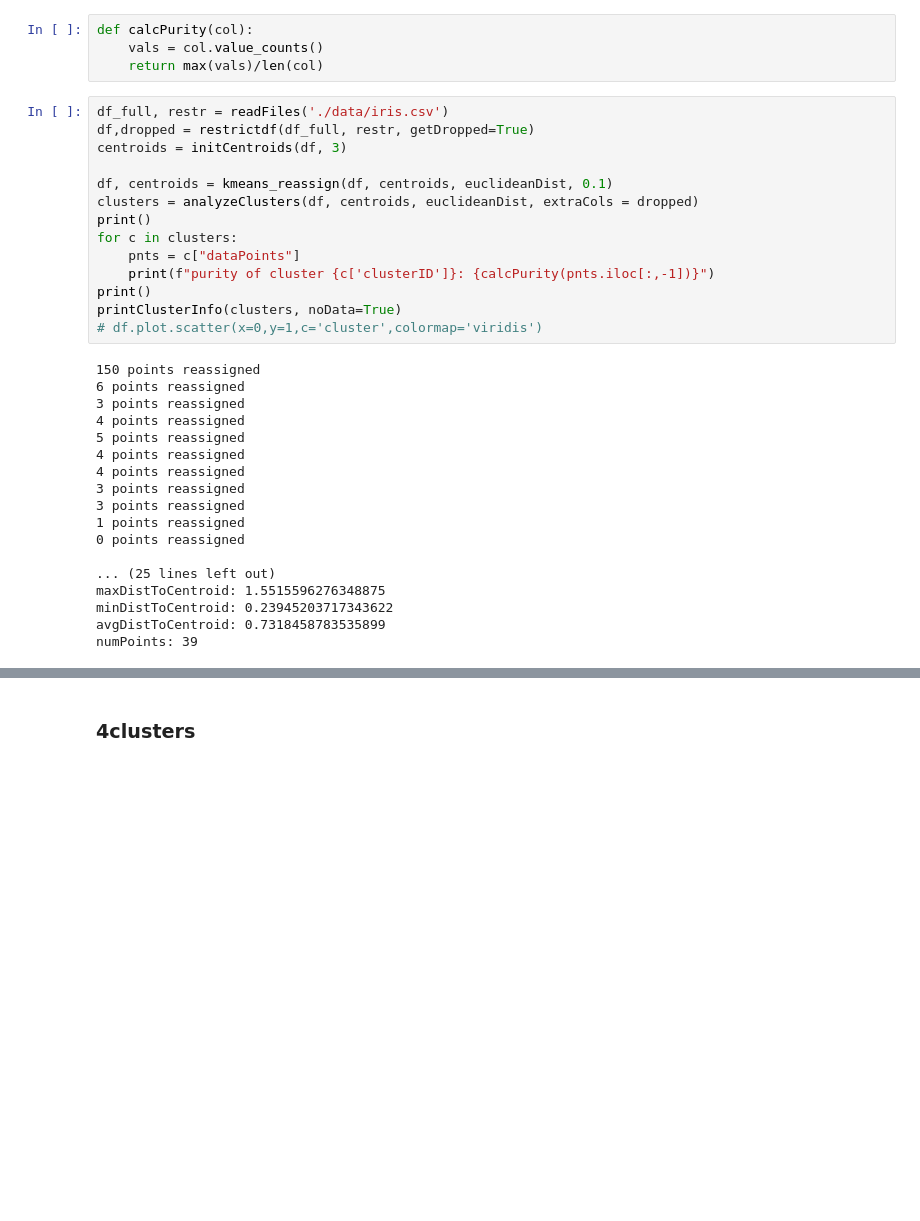
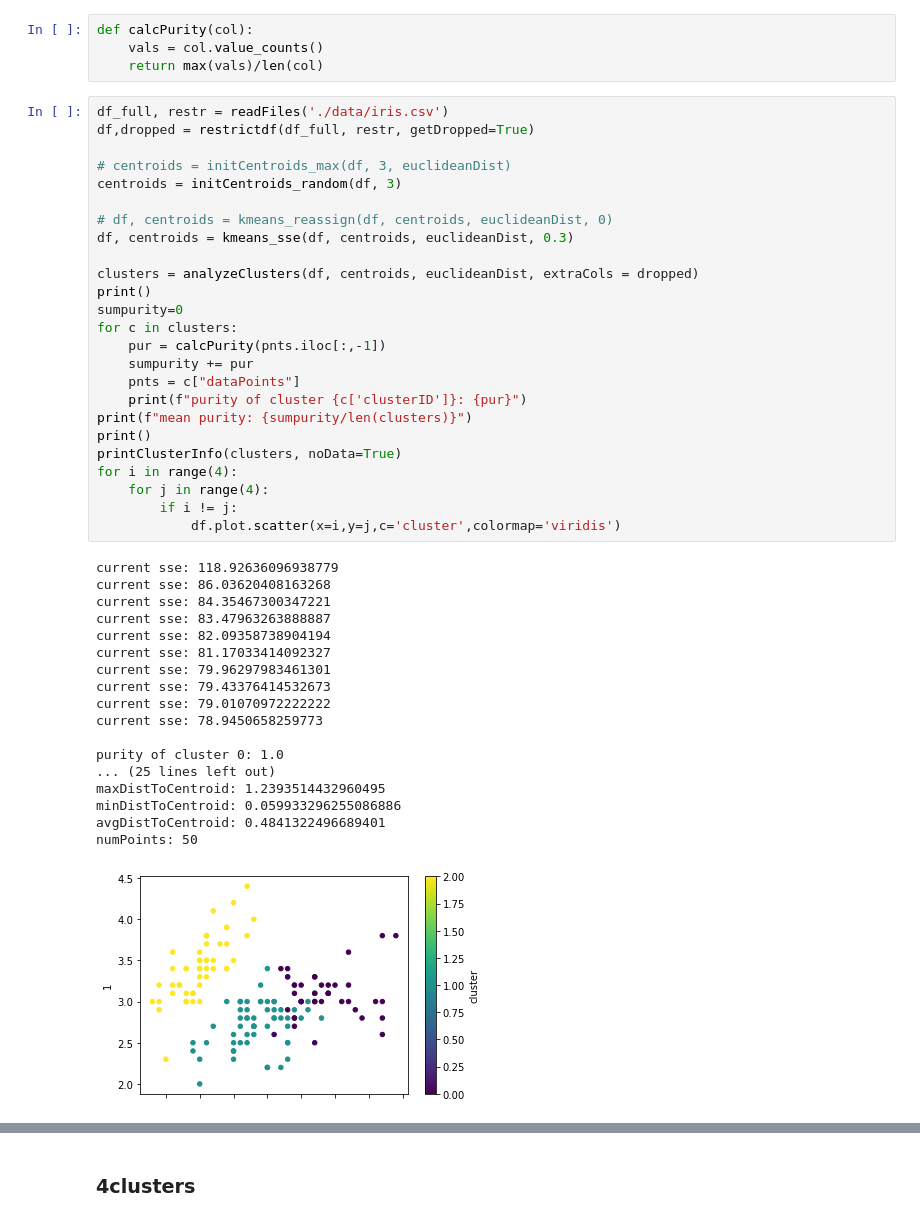
Before and after one commit to taylorbedrosian/Lab04-466-UnsupervisedLearning, a Jupyter notebook: kmeans.ipynb, the cells around one changed output, grey strips where cells are left out. Saved outputs shown, nothing was run; the diff lists cells and outputs as text; blank space fills up the shorter version.

Commit message:
analysis of kmeans close to done

```diff
--- a/kmeans.ipynb
+++ b/kmeans.ipynb
@@ -232,32 +231,44 @@ def calcPurity(col):
 # %%
 df_full, restr = readFiles('./data/iris.csv')
 df,dropped = restrictdf(df_full, restr, getDropped=True)
-centroids = initCentroids(df, 3)
 
-df, centroids = kmeans_reassign(df, centroids, euclideanDist, 0.1)
+# centroids = initCentroids_max(df, 3, euclideanDist)
+centroids = initCentroids_random(df, 3)
+
+# df, centroids = kmeans_reassign(df, centroids, euclideanDist, 0)
+df, centroids = kmeans_sse(df, centroids, euclideanDist, 0.3)
+
 clusters = analyzeClusters(df, centroids, euclideanDist, extraCols = dropped)
 print()
+sumpurity=0
 for c in clusters:
+    pur = calcPurity(pnts.iloc[:,-1])
+    sumpurity += pur
     pnts = c["dataPoints"]
-    print(f"purity of cluster {c['clusterID']}: {calcPurity(pnts.iloc[:,-1])}")
+    print(f"purity of cluster {c['clusterID']}: {pur}")
+print(f"mean purity: {sumpurity/len(clusters)}")
 print()
 printClusterInfo(clusters, noData=True)
-# df.plot.scatter(x=0,y=1,c='cluster',colormap='viridis')
+for i in range(4):
+    for j in range(4):
+        if i != j:
+            df.plot.scatter(x=i,y=j,c='cluster',colormap='viridis')
 # %% [output]
-150 points reassigned
-6 points reassigned
-3 points reassigned
-4 points reassigned
-5 points reassigned
-4 points reassigned
-4 points reassigned
-3 points reassigned
-3 points reassigned
-1 points reassigned
-0 points reassigned
+current sse: 118.92636096938779
+current sse: 86.03620408163268
+current sse: 84.35467300347221
+current sse: 83.47963263888887
+current sse: 82.09358738904194
+current sse: 81.17033414092327
+current sse: 79.96297983461301
+current sse: 79.43376414532673
+current sse: 79.01070972222222
+current sse: 78.9450658259773
 
+purity of cluster 0: 1.0
 ... (25 lines left out)
-maxDistToCentroid: 1.5515596276348875
-minDistToCentroid: 0.23945203717343622
-avgDistToCentroid: 0.7318458783535899
-numPoints: 39
+maxDistToCentroid: 1.2393514432960495
+minDistToCentroid: 0.059933296255086886
+avgDistToCentroid: 0.4841322496689401
+numPoints: 50
+[figure, added]
```
Also changed, not shown: parts of 8 cells of this notebook.
